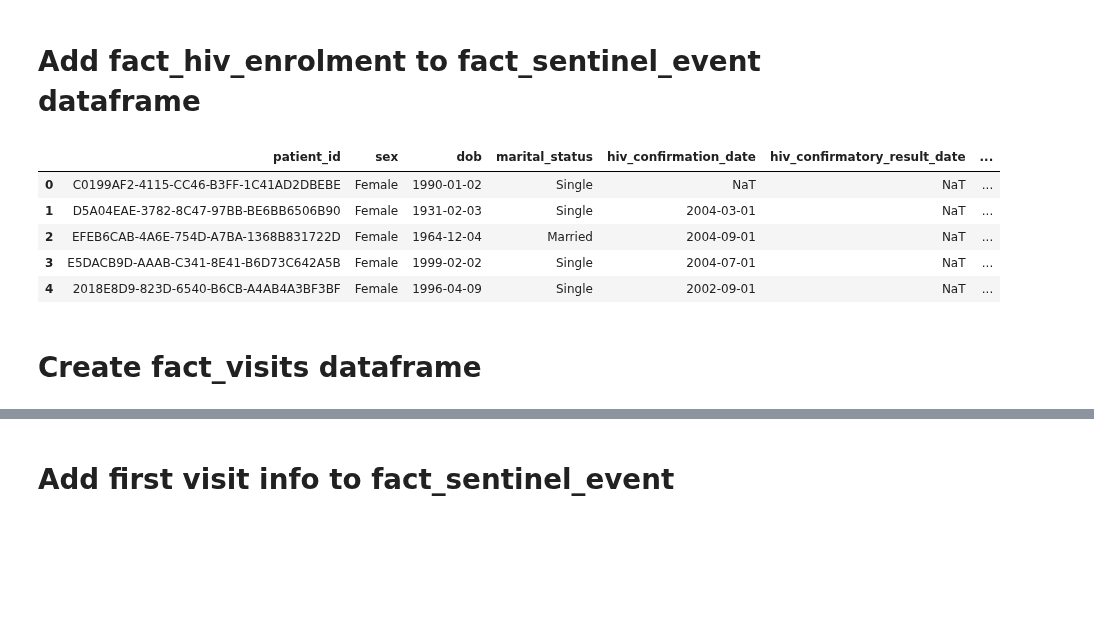
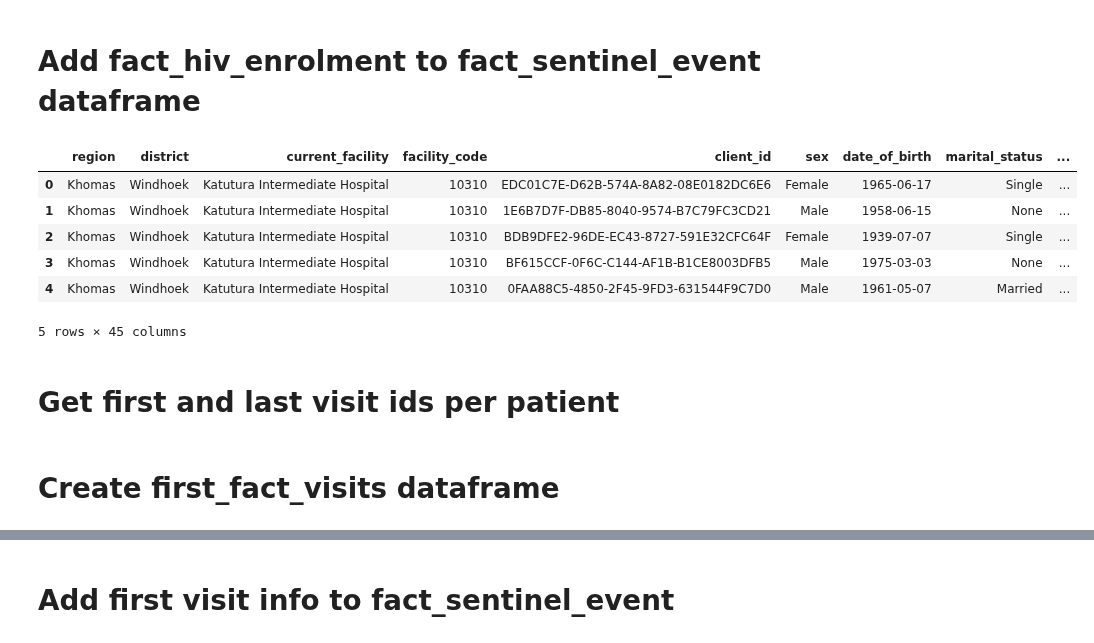
Before and after one commit to UCSF-IGHS/duft-config, a Jupyter notebook: system/data_tasks/fm_sentinel_events.ipynb, the cells around one changed output, grey strips where cells are left out. Saved outputs shown, nothing was run; the diff lists cells and outputs as text; code cells hidden in the pictures; blank space fills up the shorter version.

```diff
--- a/system/data_tasks/fm_sentinel_events.ipynb
+++ b/system/data_tasks/fm_sentinel_events.ipynb
@@ -144,8 +194,8 @@ dim_pat_df.head()
 # Create fact_hiv_diagnosis Data Frame
 # %%
 fact_hiv_diagnosis_confs = {
-    "query": "SELECT idpatient, hivconfirmationdate, hivconfirmatoryresultsdate, hivconfirmatoryresultstype, idfacilitycreate FROM Cd",
-    "cols": ['patient_id', 'hiv_confirmation_date','hiv_confirmatory_result_date', 'hiv_confirmatory_result_type', 'hiv_diagnosis_facility_id']
+    "query": "SELECT idpatient, hivconfirmationdate, hivconfirmatoryresultsdate, hivconfirmatoryresultstype, idfacilitycreate, fullDisclosureDAte FROM Cd",
+    "cols": ['client_id', 'hiv_confirmation_date','hiv_confirmatory_result_date', 'hiv_confirmatory_result_type', 'hiv_diagnosis_facility_id','full_disclosure_date']
 }
 
 fact_hiv_diagnosis_query = fact_hiv_diagnosis_confs.get("query")
@@ -154,8 +204,12 @@ fact_hiv_diagnosis_cols = fact_hiv_diagnosis_confs.get("cols")
 fact_hiv_diagnosis_data = fetch_file_maker_data(fact_hiv_diagnosis_query, fm_connection)
 fact_hiv_diagnosis_df = pd.DataFrame(fact_hiv_diagnosis_data, columns=fact_hiv_diagnosis_cols)
 
-fact_hiv_diagnosis_df['hiv_confirmation_date'] = pd.to_datetime(fact_hiv_diagnosis_df['hiv_confirmation_date'])
-fact_hiv_diagnosis_df['hiv_confirmatory_result_date'] = pd.to_datetime(fact_hiv_diagnosis_df['hiv_confirmatory_result_date'])
+fact_hiv_diagnosis_df['hiv_confirmation_date'] = pd.to_datetime(fact_hiv_diagnosis_df['hiv_confirmation_date'], errors='coerce')
+fact_hiv_diagnosis_df['hiv_confirmatory_result_date'] = pd.to_datetime(fact_hiv_diagnosis_df['hiv_confirmatory_result_date'], errors='coerce')
+
+fact_hiv_diagnosis_df = fact_hiv_diagnosis_df.dropna(subset=['hiv_confirmation_date'])
+
+fact_hiv_diagnosis_df = fact_hiv_diagnosis_df.loc[fact_hiv_diagnosis_df.groupby('client_id')['hiv_confirmation_date'].idxmin()].reset_index(drop=True)
 
 fact_hiv_diagnosis_df.head()
 # %% [output]
@@ -167,0 +224,4 @@ fact_hiv_diagnosis_df.head()
+# %%
+fact_hiv_diagnosis_df = pd.merge(fact_hiv_diagnosis_df, fact_meas_df[['client_id','weight', 'who_stage']], on='client_id', how='left')
+
+fact_hiv_diagnosis_df.head()
@@ -168,7 +235,7 @@ fact_hiv_diagnosis_df.head()
 # %% [markdown]
 # Add dim_patient, fact_hiv_diagnosis to fact_sentinel_event dataframe
 # %%
-fact_sentinel_event_df = pd.merge(dim_pat_df, fact_hiv_diagnosis_df, on='patient_id', how='left')
+fact_sentinel_event_df = pd.merge(dim_pat_df, fact_hiv_diagnosis_df, on='client_id', how='left')
 
 fact_sentinel_event_df.head()
 # %% [output]
@@ -182,9 +250,10 @@ fact_sentinel_event_df.head()
 # Create hiv_enrolment dataframe
 # %%
 fact_hiv_enrolment_confs = {
-    "query": "SELECT c.idpatient, c.idfacilitycreate, c.hivenrolleddate, c.disclosureenrollmentdate, c.arteligiblereason, c.artstartdate, p.artnumber, p.artnumberlegacy FROM pat p INNER JOIN Cd c ON p.id=c.idpatient",
-    "cols": ['patient_id', 'hiv_enrollment_facility_id', 'hiv_enrollment_date', 'hiv_disclosure_enrollment_date','art_eligibility_reason','art_start_date', 'art_number', 'art_number_legacy']
+    "query": "SELECT c.idpatient, c.idfacilitycreate, c.hivenrolleddate, c.disclosureenrollmentdate, c.arteligiblereason, c.artstartdate, p.artnumber, p.artnumber, p.artnumberlegacy, c.idfacilityARTStart, tbScreenResult FROM pat p LEFT JOIN Cd c ON p.id=c.idpatient LEFT JOIN ia a  ON p.id=a.idpatient",
+    "cols": ['client_id', 'hiv_enrollment_facility_id', 'hiv_enrollment_date', 'hiv_disclosure_enrollment_date','art_eligible_reason','art_start_date', 'quantum_number' , 'art_number', 'art_number_legacy', 'arv_initiating_facility','tb_screen_result']
 }
+
 
 fact_hiv_enrolment_query = fact_hiv_enrolment_confs.get("query")
 fact_hiv_enrolment_cols = fact_hiv_enrolment_confs.get("cols")
@@ -192,9 +261,13 @@ fact_hiv_enrolment_cols = fact_hiv_enrolment_confs.get("cols")
 fact_hiv_enrolment_data = fetch_file_maker_data(fact_hiv_enrolment_query, fm_connection)
 fact_hiv_enrolment_df = pd.DataFrame(fact_hiv_enrolment_data, columns=fact_hiv_enrolment_cols)
 
-fact_hiv_enrolment_df['hiv_enrollment_date'] = pd.to_datetime(fact_hiv_enrolment_df['hiv_enrollment_date'])
-fact_hiv_enrolment_df['hiv_disclosure_enrollment_date'] = pd.to_datetime(fact_hiv_enrolment_df['hiv_disclosure_enrollment_date'])
-fact_hiv_enrolment_df['art_start_date'] = pd.to_datetime(fact_hiv_enrolment_df['art_start_date'])
+fact_hiv_enrolment_df['hiv_enrollment_date'] = pd.to_datetime(fact_hiv_enrolment_df['hiv_enrollment_date'], errors='coerce')
+fact_hiv_enrolment_df['hiv_disclosure_enrollment_date'] = pd.to_datetime(fact_hiv_enrolment_df['hiv_disclosure_enrollment_date'], errors='coerce')
+fact_hiv_enrolment_df['art_start_date'] = pd.to_datetime(fact_hiv_enrolment_df['art_start_date'], errors='coerce')
+
+fact_hiv_enrolment_df = fact_hiv_enrolment_df.dropna(subset=['hiv_enrollment_date'])
+
+fact_hiv_enrolment_df = fact_hiv_enrolment_df.loc[fact_hiv_enrolment_df.groupby('client_id')['hiv_enrollment_date'].idxmin()].reset_index(drop=True)
 
 fact_hiv_enrolment_df.head()
 # %% [output]
@@ -207,12 +280,15 @@ fact_hiv_enrolment_df.head()
 # %% [markdown]
 # Add fact_hiv_enrolment to fact_sentinel_event dataframe
 # %%
-fact_sentinel_event_df = pd.merge(fact_sentinel_event_df, fact_hiv_enrolment_df, on='patient_id', how='left')
+fact_sentinel_event_df = pd.merge(fact_sentinel_event_df, fact_hiv_enrolment_df, on='client_id', how='left')
 fact_sentinel_event_df.head()
 # %% [output]
-|  | patient_id | sex | dob | marital_status | hiv_confirmation_date | hiv_confirmatory_result_date | ... |
-| 0 | C0199AF2-4115-CC46-B3FF-1C41AD2DBEBE | Female | 1990-01-02 | Single | NaT | NaT | ... |
-| 1 | D5A04EAE-3782-8C47-97BB-BE6BB6506B90 | Female | 1931-02-03 | Single | 2004-03-01 | NaT | ... |
-| 2 | EFEB6CAB-4A6E-754D-A7BA-1368B831722D | Female | 1964-12-04 | Married | 2004-09-01 | NaT | ... |
-| 3 | E5DACB9D-AAAB-C341-8E41-B6D73C642A5B | Female | 1999-02-02 | Single | 2004-07-01 | NaT | ... |
-| 4 | 2018E8D9-823D-6540-B6CB-A4AB4A3BF3BF | Female | 1996-04-09 | Single | 2002-09-01 | NaT | ... |
+|  | region | district | current_facility | facility_code | client_id | sex | date_of_birth | marital_status | ... |
+| 0 | Khomas | Windhoek | Katutura Intermediate Hospital | 10310 | EDC01C7E-D62B-574A-8A82-08E0182DC6E6 | Female | 1965-06-17 | Single | ... |
+| 1 | Khomas | Windhoek | Katutura Intermediate Hospital | 10310 | 1E6B7D7F-DB85-8040-9574-B7C79FC3CD21 | Male | 1958-06-15 | None | ... |
+| 2 | Khomas | Windhoek | Katutura Intermediate Hospital | 10310 | BDB9DFE2-96DE-EC43-8727-591E32CFC64F | Female | 1939-07-07 | Single | ... |
+| 3 | Khomas | Windhoek | Katutura Intermediate Hospital | 10310 | BF615CCF-0F6C-C144-AF1B-B1CE8003DFB5 | Male | 1975-03-03 | None | ... |
+| 4 | Khomas | Windhoek | Katutura Intermediate Hospital | 10310 | 0FAA88C5-4850-2F45-9FD3-631544F9C7D0 | Male | 1961-05-07 | Married | ... |
+5 rows × 45 columns
+# %% [markdown]
+# Get first and last visit ids per patient
@@ -219,4 +310,4 @@ fact_sentinel_event_df.head()
 # %% [markdown]
-# Create fact_visits dataframe
+# Create first_fact_visits dataframe
 # %%
 fact_visits_confs = {
```
Also changed, not shown: parts of 100 cells of this notebook, 7 other files.
